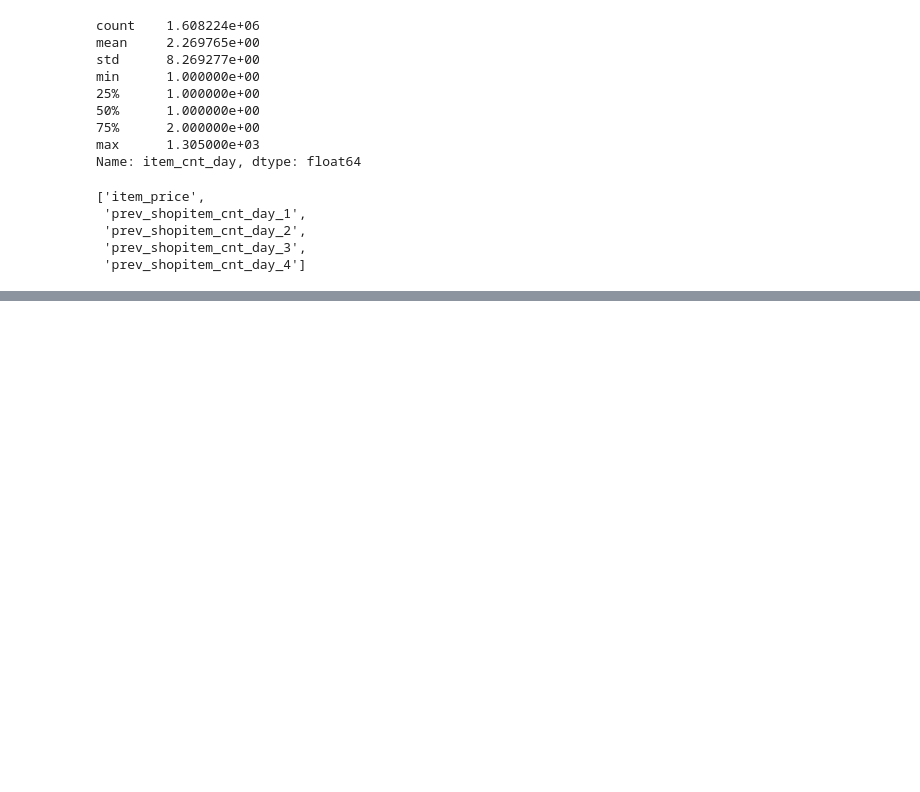
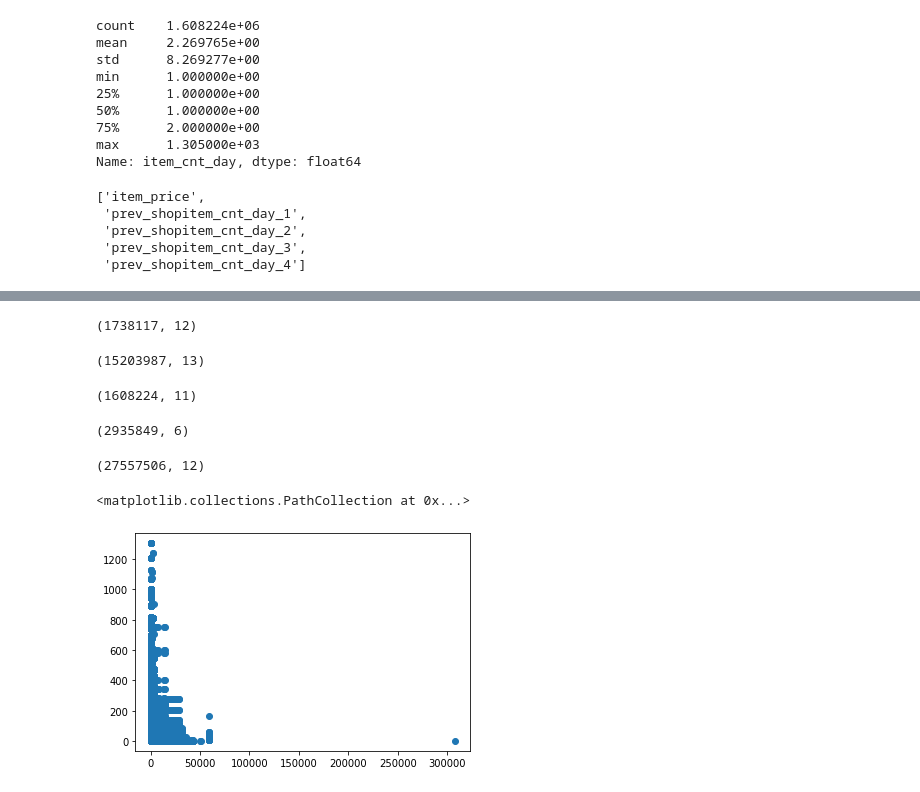
Before and after one commit to Interestship1-0/Sales-prediction, a Jupyter notebook: HenaGhonia/notebooks/sales_prediction.ipynb, the cells around one changed output, grey strips where cells are left out. Drawn from its saved outputs; the diff is of its cells as text; code cells hidden in the pictures; blank space fills up the shorter version.

```diff
--- a/HenaGhonia/notebooks/sales_prediction.ipynb
+++ b/HenaGhonia/notebooks/sales_prediction.ipynb
@@ -148,7 +172,7 @@ df_train.head()
 ##Aggregate item count at monthly level
 features = ['item_price']
 col = 'item_cnt_day'
-df_agg = df_train.groupby(['shop_id','item_id','date_block_num'])['item_cnt_day'].sum().reset_index(drop = False)
+df_agg = df_train.groupby(['shop_id','item_id','date_block_num'])['item_cnt_day'].sum().rename(columns={'item_cnt_day':'item_cnt_month'}).reset_index(drop = False)
 df_train_agg = pd.merge(df_agg, pd.merge(item, item_cat, on='item_category_id', how='left'), on='item_id', how='left')
 
 for s in range(1, 5):
@@ -183,2 +225,31 @@ features
 # %%
-train = pd.merge(df_train_agg,sales_item_price, on='item_id',how='left')
+train = pd.merge(df_train_agg,sales_item_price[['item_id','shop_id','date_block_num','item_price']], on=['item_id','shop_id','date_block_num'],how='left')
+# %%
+train.shape
+# %% [output]
+(1738117, 12)
+# %%
+train.drop_duplicates(keep='first', inplace=True)
+# %%
+train.shape
+# %% [output]
+(15203987, 13)
+# %%
+df_train_agg.shape
+# %% [output]
+(1608224, 11)
+# %%
+sales.shape
+# %% [output]
+(2935849, 6)
+# %%
+train.shape
+# %% [output]
+(27557506, 12)
+# %%
+train = train[train['item_price']!=train['item_price'].max()]
+# %%
+plt.scatter(x = train.item_price, y = train.item_cnt_day)
+# %% [output]
+<matplotlib.collections.PathCollection at 0x...>
+[figure, added]
```
Also changed, not shown: parts of 16 cells of this notebook, 1 other file.
